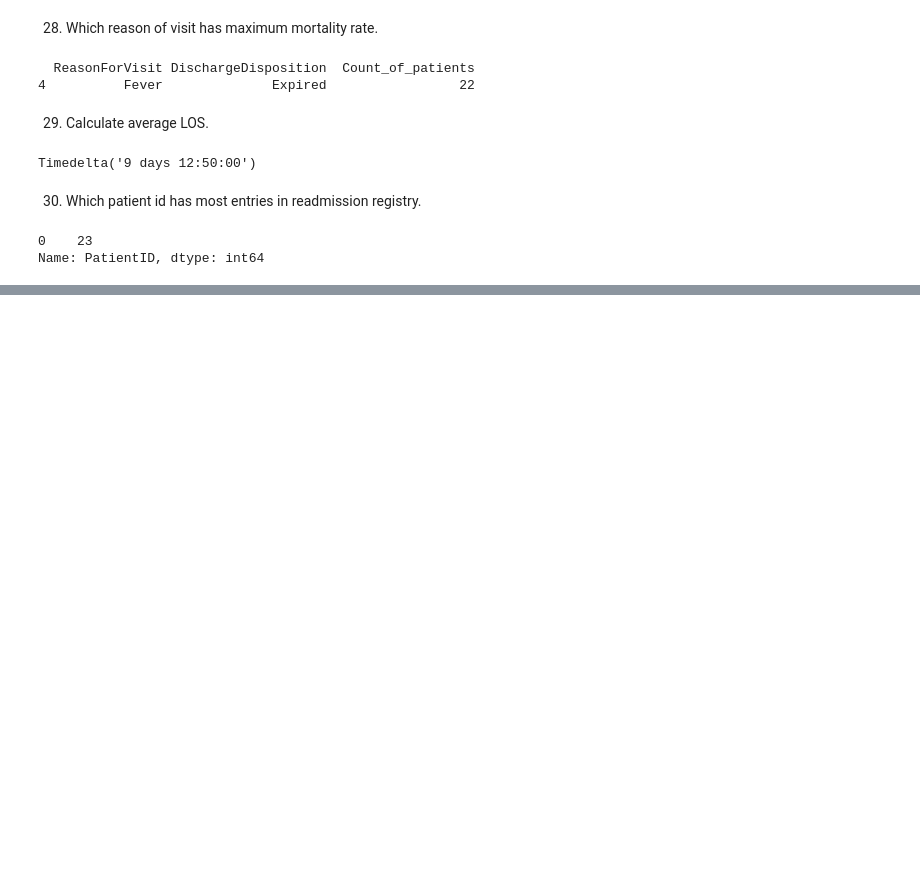
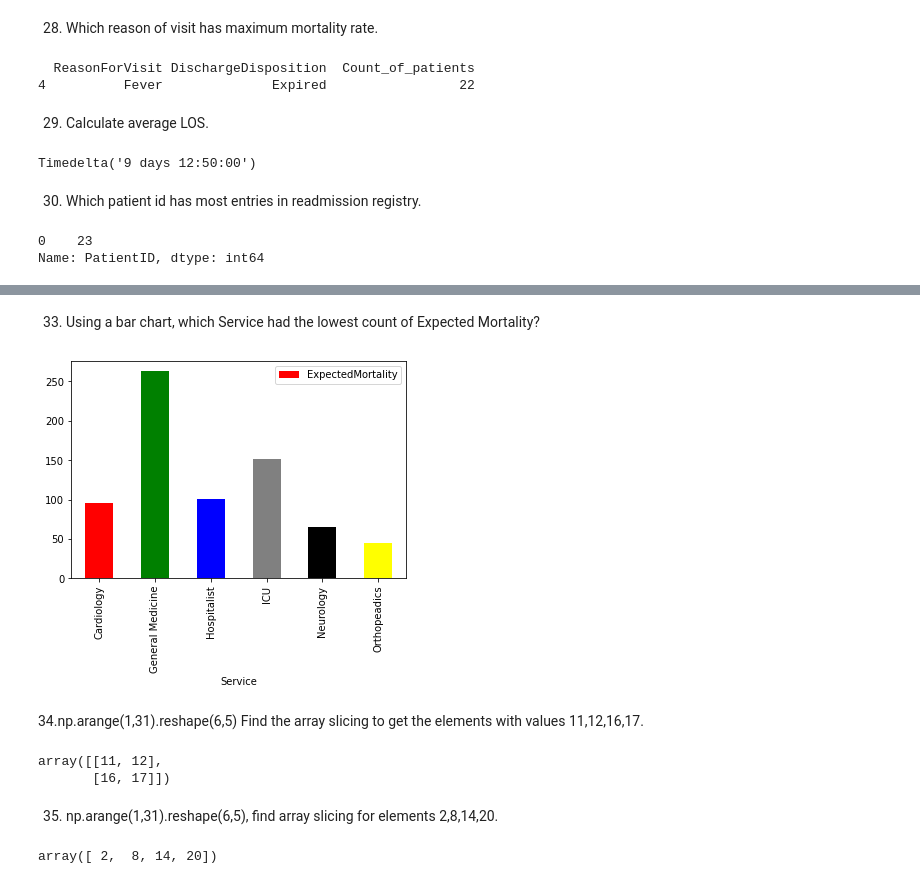
Before and after one commit to PoovithaJayaprakash/Mighty-Pythons, a Jupyter notebook: Mighty-Pythons.ipynb, the cells around one changed output, grey strips where cells are left out. Drawn from its saved outputs; the diff is of its cells as text; code cells hidden in the pictures; blank space fills up the shorter version.

```diff
--- a/Mighty-Pythons.ipynb
+++ b/Mighty-Pythons.ipynb
@@ -359,0 +436,29 @@ Name: PatientID, dtype: int64
+# %% [markdown]
+33. Using a bar chart, which Service had the lowest count of Expected Mortality?
+# %%
+readmission_reg=df['ReAdmissionRegistry']
+readmission_reg.head()
+colors=['red', 'green', 'blue', 'grey', 'black', 'yellow']
+readmission_reg.groupby(by='Service').count().plot.bar(y='ExpectedMortality', color=colors)
+plt.xlabel=('Service')
+plt.ylabel=('Expected Mortality')
+# %% [output]
+[figure, added]
+# %% [markdown]
+34.np.arange(1,31).reshape(6,5) Find the array slicing to get the elements with values 11,12,16,17.
+# %%
+a=np.arange(1,31).reshape(6,5)
+slicing=(a[2:4,:2])
+slicing
+# %% [output]
+array([[11, 12],
+       [16, 17]])
+# %% [markdown]
+35. np.arange(1,31).reshape(6,5), find array slicing for elements 2,8,14,20.
+# %%
+b=np.arange(1,31).reshape(6,5)
+b
+diag_slicing=(b[:4,1:5])
+diag_slicing.diagonal()
+# %% [output]
+array([ 2,  8, 14, 20])
```
Also changed, not shown: parts of 17 cells of this notebook.
